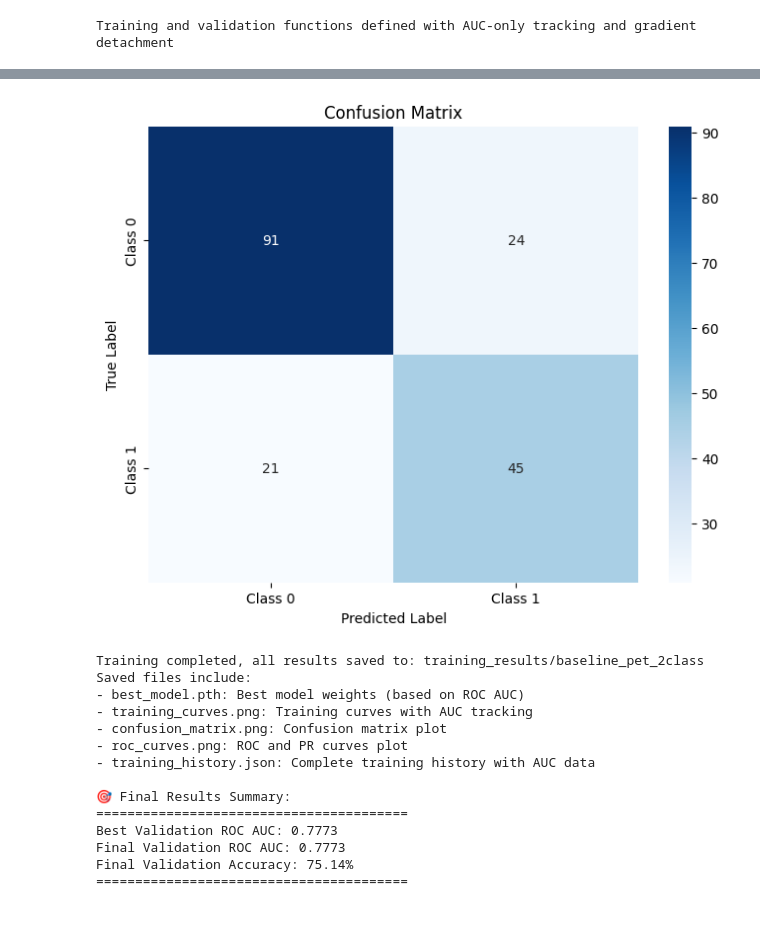
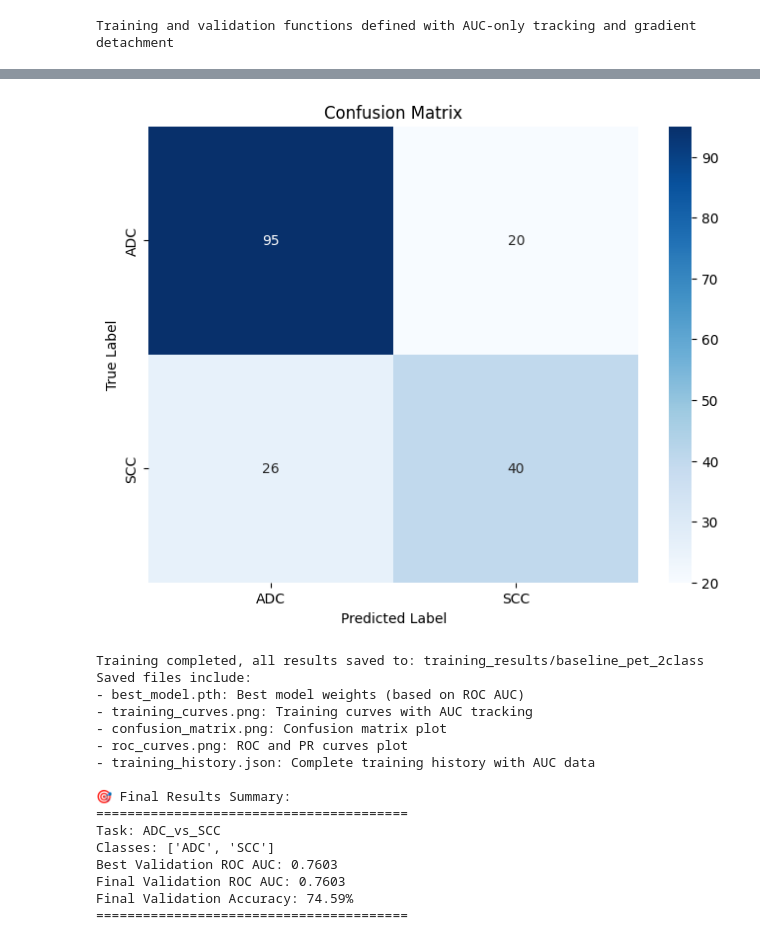
Before and after one commit to Jacob-yaobo/Lung_Cancer_Subtyping, a Jupyter notebook: train.ipynb, the cells around one changed output, grey strips where cells are left out. Saved outputs shown, nothing was run; the diff lists cells and outputs as text; code cells hidden in the pictures.

```diff
--- a/train.ipynb
+++ b/train.ipynb
@@ -327,8 +327,9 @@ print(f"可训练参数数: {trainable_params:,}")
 # 计算类别权重以处理类别不平衡
 
 print('损失函数设置')
-# 获取训练集标签分布
-train_label_dist = train_dataset._get_label_distribution()
+# 获取训练集标签分布和标签映射
+train_label_dist = data_manager.train_class_counts
+label_map = data_manager.label_map
 print(f" - 训练集标签分布: {train_label_dist}")
 print(f" - 标签映射: {label_map}")
 
@@ -350,7 +351,8 @@ class_weights = [total_samples / (num_classes * count) for count in train_label_
 class_weights_tensor = torch.FloatTensor(class_weights).to(device)
 
 print(f" - 类别权重: {[f'{w:.3f}' for w in class_weights]}")
-print(f" - 权重比例: {class_weights[1]/class_weights[0]:.3f}:1 (Class 1:Class 0)")
+if num_classes == 2:
+    print(f" - 权重比例: {class_weights[1]/class_weights[0]:.3f}:1 (Class 1:Class 0)")
 
 # 使用加权交叉熵损失
 criterion = nn.CrossEntropyLoss(weight=class_weights_tensor)
@@ -559,9 +561,9 @@ for epoch in range(num_epochs):
     # 验证 - 返回loss, AUC和预测结果
     val_loss, val_auc, val_preds, val_targets, val_probs = validate_epoch(model, val_loader, criterion, device)
 
-    # 更新学习率（明确传入epoch参数避免deprecation警告）
+    # 更新学习率
     old_lr = optimizer.param_groups[0]['lr']
-    scheduler.step(epoch)  # 明确传入epoch参数
+    scheduler.step()
     new_lr = optimizer.param_groups[0]['lr']
 
     # 记录历史
@@ -927,11 +903,19 @@ print("ROC curves saved")
 ROC curves saved
 # %%
-# Plot confusion matrix
+# Plot confusion matrix with proper class names
 cm = confusion_matrix(all_targets, all_preds)
+
+# Create class names from label_map for proper display
+label_map = data_manager.label_map
+# Create reverse mapping: class_index -> class_name
+class_names = [None] * len(label_map)
+for pathology, class_idx in label_map.items():
+    class_names[class_idx] = pathology
+
 plt.figure(figsize=(8, 6))
 sns.heatmap(cm, annot=True, fmt='d', cmap='Blues',
-            xticklabels=['Class 0', 'Class 1'],
-            yticklabels=['Class 0', 'Class 1'])
+            xticklabels=class_names,
+            yticklabels=class_names)
 plt.title('Confusion Matrix')
 plt.xlabel('Predicted Label')
 plt.ylabel('True Label')
@@ -942,35 +926,45 @@ plt.show()
 training_history = {
     'train_losses': train_losses,
     'train_aucs': train_aucs,      # 训练集AUC历史
     'val_losses': val_losses,
     'val_aucs': val_aucs,          # 验证集AUC历史
     'learning_rates': learning_rates,
     'final_auc_score': float(auc_score),  # 最终AUC分数
     'best_val_auc': float(best_val_auc),  # 最佳验证AUC
     'early_stopping_metric': 'ROC_AUC',  # 记录早停使用的指标
-    'early_stopping_patience': patience
+    'early_stopping_patience': patience,
+    'task_info': {
+        'task_name': config['data']['task_name'],
+        'label_map': data_manager.label_map,
+        'labels_to_include': data_manager.labels_to_include,
+        'train_class_distribution': data_manager.train_class_counts,
+        'num_train_samples': len(data_manager.train_pids),
+        'num_val_samples': len(data_manager.val_pids)
+    }
 }
 
 import json
 with open(os.path.join(output_dir, 'training_history.json'), 'w') as f:
     json.dump(training_history, f, indent=2)
 
 print("Training completed, all results saved to:", output_dir)
 print("Saved files include:")
 print("- best_model.pth: Best model weights (based on ROC AUC)")
 print("- training_curves.png: Training curves with AUC tracking")
 print("- confusion_matrix.png: Confusion matrix plot")
 print("- roc_curves.png: ROC and PR curves plot")
 print("- training_history.json: Complete training history with AUC data")
 
 print(f"\n🎯 Final Results Summary:")
 print(f"{'='*40}")
+print(f"Task: {config['data']['task_name']}")
+print(f"Classes: {class_names}")
 print(f"Best Validation ROC AUC: {best_val_auc:.4f}")
 print(f"Final Validation ROC AUC: {auc_score:.4f}")
 print(f"Final Validation Accuracy: {accuracy*100:.2f}%")
 print(f"{'='*40}")
 # %% [output]
-[figure, old version]
+[figure, new version]
 Training completed, all results saved to: training_results/baseline_pet_2class
 Saved files include:
 - best_model.pth: Best model weights (based on ROC AUC)
@@ -981,7 +975,9 @@ Saved files include:
 
 🎯 Final Results Summary:
 ========================================
-Best Validation ROC AUC: 0.7773
-Final Validation ROC AUC: 0.7773
-Final Validation Accuracy: 75.14%
+Task: ADC_vs_SCC
+Classes: ['ADC', 'SCC']
+Best Validation ROC AUC: 0.7603
+Final Validation ROC AUC: 0.7603
+Final Validation Accuracy: 74.59%
 ========================================
```
Also changed, not shown: parts of 12 cells of this notebook, 1 other file.
